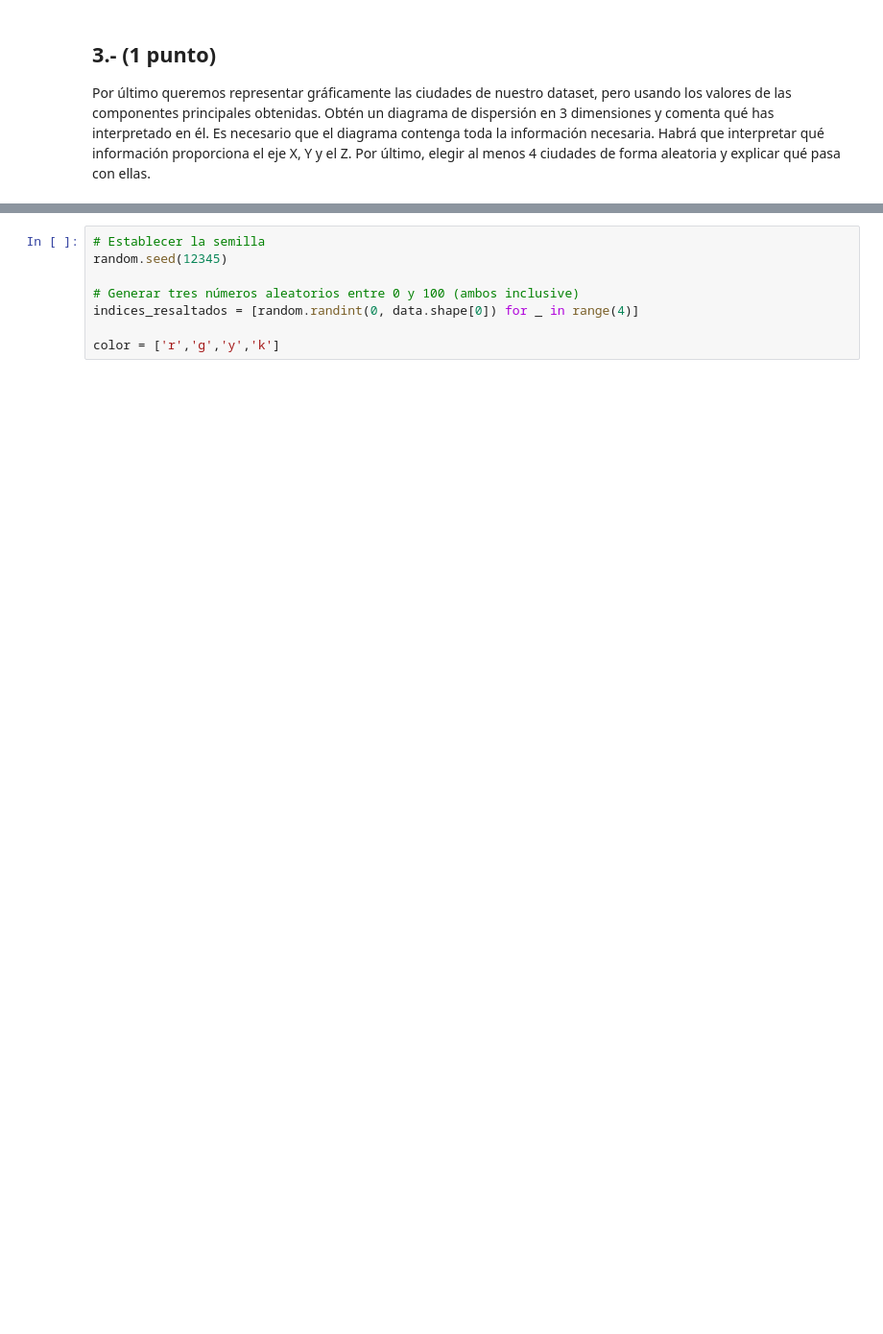
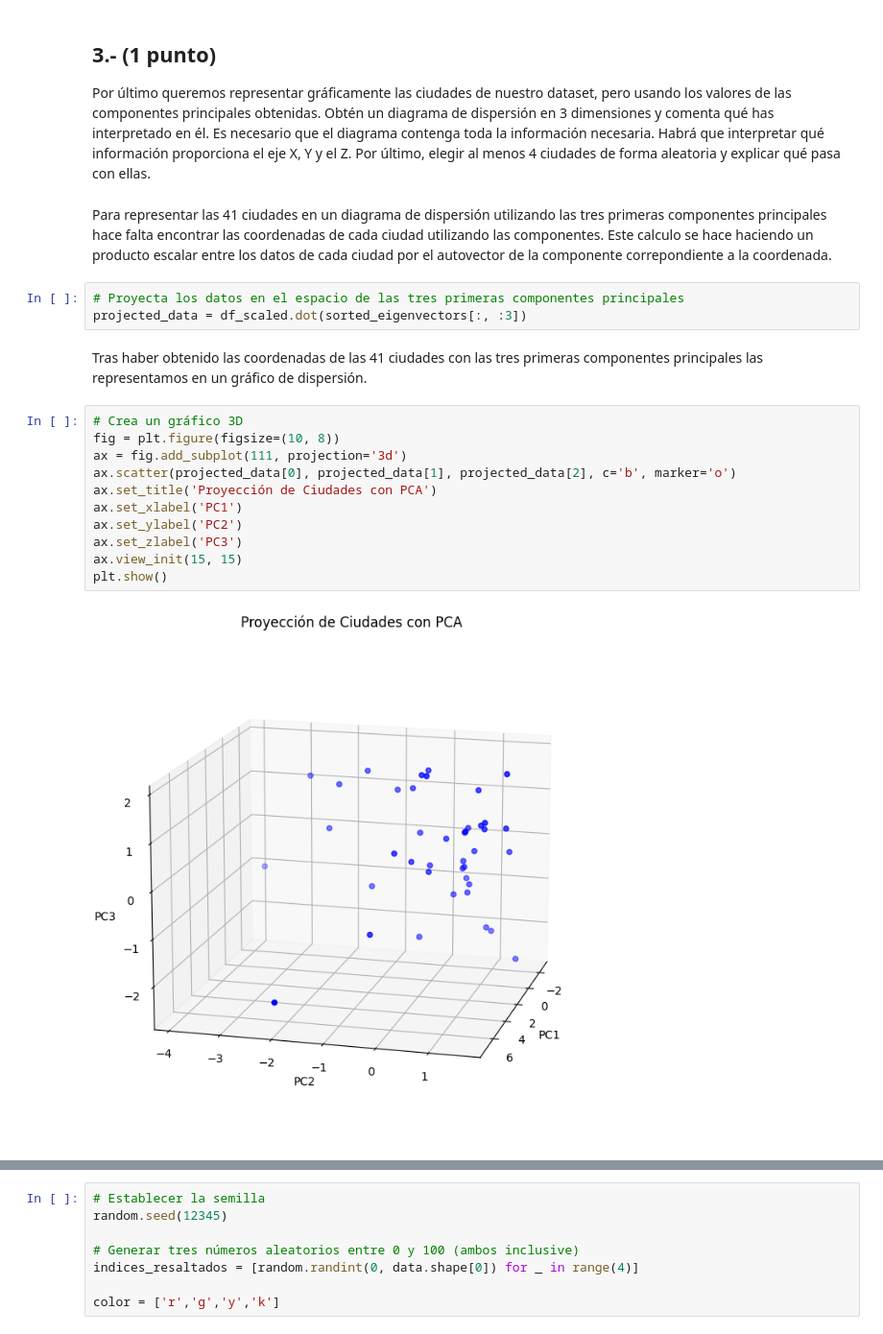
Before and after one commit to 9105507/MINERIA_DE_DATOS_23_24, a Jupyter notebook: LAB01_Preprocesamiento_y_visualización.ipynb, the cells around one changed output, grey strips where cells are left out. Shown at 96% size. Drawn from its saved outputs; the diff is of its cells as text; blank space fills up the shorter version.

```diff
--- a/LAB01_Preprocesamiento_y_visualización.ipynb
+++ b/LAB01_Preprocesamiento_y_visualización.ipynb
@@ -1106,3 +1395,23 @@ Para expresar la información de estas dos columnas haría falta añadir más co
 # %% [markdown]
 ## 3.- (1 punto)
 Por último queremos representar gráficamente las ciudades de nuestro dataset, pero usando los valores de las componentes principales obtenidas. Obtén un diagrama de dispersión en 3 dimensiones y comenta qué has interpretado en él. Es necesario que el diagrama contenga toda la información necesaria. Habrá que interpretar qué información proporciona el eje X, Y y el Z. Por último, elegir al menos 4 ciudades de forma aleatoria y explicar qué pasa con ellas.
+# %% [markdown]
+Para representar las 41 ciudades en un diagrama de dispersión utilizando las tres primeras componentes principales hace falta encontrar las coordenadas de cada ciudad utilizando las componentes. Este calculo se hace haciendo un producto escalar entre los datos de cada ciudad por el autovector de la componente correpondiente a la coordenada.
+# %%
+# Proyecta los datos en el espacio de las tres primeras componentes principales
+projected_data = df_scaled.dot(sorted_eigenvectors[:, :3])
+# %% [markdown]
+Tras haber obtenido las coordenadas de las 41 ciudades con las tres primeras componentes principales las representamos en un gráfico de dispersión.
+# %%
+# Crea un gráfico 3D
+fig = plt.figure(figsize=(10, 8))
+ax = fig.add_subplot(111, projection='3d')
+ax.scatter(projected_data[0], projected_data[1], projected_data[2], c='b', marker='o')
+ax.set_title('Proyección de Ciudades con PCA')
+ax.set_xlabel('PC1')
+ax.set_ylabel('PC2')
+ax.set_zlabel('PC3')
+ax.view_init(15, 15)
+plt.show()
+# %% [output]
+[figure, added]
```
Also changed, not shown: parts of 84 cells of this notebook.
